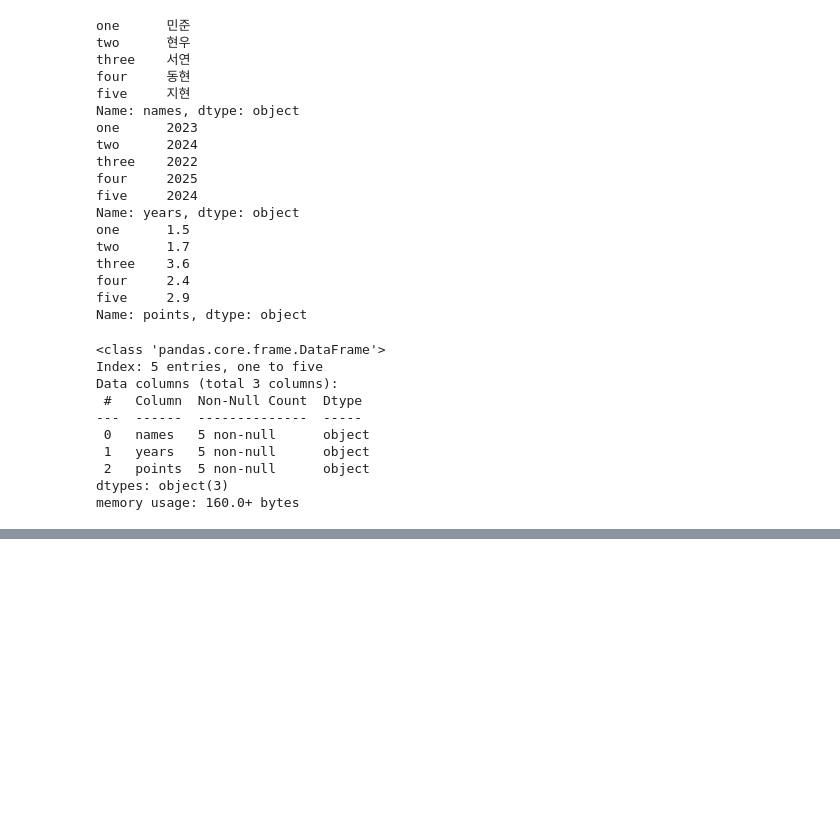
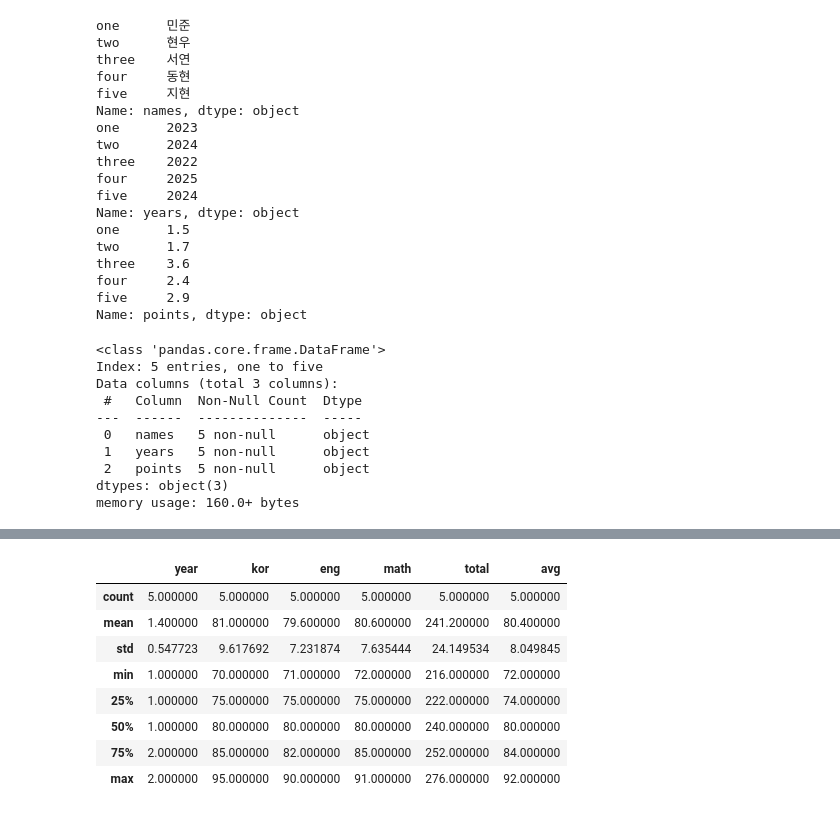
Before and after one commit to BosuMamemon/python_work, a Jupyter notebook: python_work/02-25 pandas.ipynb, the cells around one changed output, grey strips where cells are left out. Drawn from its saved outputs; the diff is of its cells as text; code cells hidden in the pictures; blank space fills up the shorter version.

```diff
--- a/python_work/02-25 pandas.ipynb
+++ b/python_work/02-25 pandas.ipynb
@@ -189,0 +473,27 @@ character_df.to_excel('data/character_df.xlsx', index=False)
+# %%
+name = ['kim', 'lee', 'choi', 'park', 'jeong']
+year = [1, 2, 1, 2, 1]
+kor = [85, 95, 75, 70, 80]
+eng = [82, 90, 75, 71, 80]
+math = [85, 91, 72, 75, 80]
+
+arr = np.array([name, year, kor, eng, math]).T
+
+data_df = pd.DataFrame(arr, columns=['name', 'year', 'kor', 'eng', 'math'])
+data_df.year = data_df.year.astype(np.int32)
+data_df.kor = data_df.kor.astype(np.int32)
+data_df.eng = data_df.eng.astype(np.int32)
+data_df.math = data_df.math.astype(np.int32)
+data_df['total'] = data_df.kor + data_df.eng + data_df.math
+data_df['avg'] = data_df['total'] / 3
+data_df.describe()
+# %% [output]
+|  | year | kor | eng | math | total | avg |
+| count | 5.000000 | 5.000000 | 5.000000 | 5.000000 | 5.000000 | 5.000000 |
+| mean | 1.400000 | 81.000000 | 79.600000 | 80.600000 | 241.200000 | 80.400000 |
+| std | 0.547723 | 9.617692 | 7.231874 | 7.635444 | 24.149534 | 8.049845 |
+| min | 1.000000 | 70.000000 | 71.000000 | 72.000000 | 216.000000 | 72.000000 |
+| 25% | 1.000000 | 75.000000 | 75.000000 | 75.000000 | 222.000000 | 74.000000 |
+| 50% | 1.000000 | 80.000000 | 80.000000 | 80.000000 | 240.000000 | 80.000000 |
+| 75% | 2.000000 | 85.000000 | 82.000000 | 85.000000 | 252.000000 | 84.000000 |
+| max | 2.000000 | 95.000000 | 90.000000 | 91.000000 | 276.000000 | 92.000000 |
```
Also changed, not shown: parts of 28 cells of this notebook, 13 other files.
